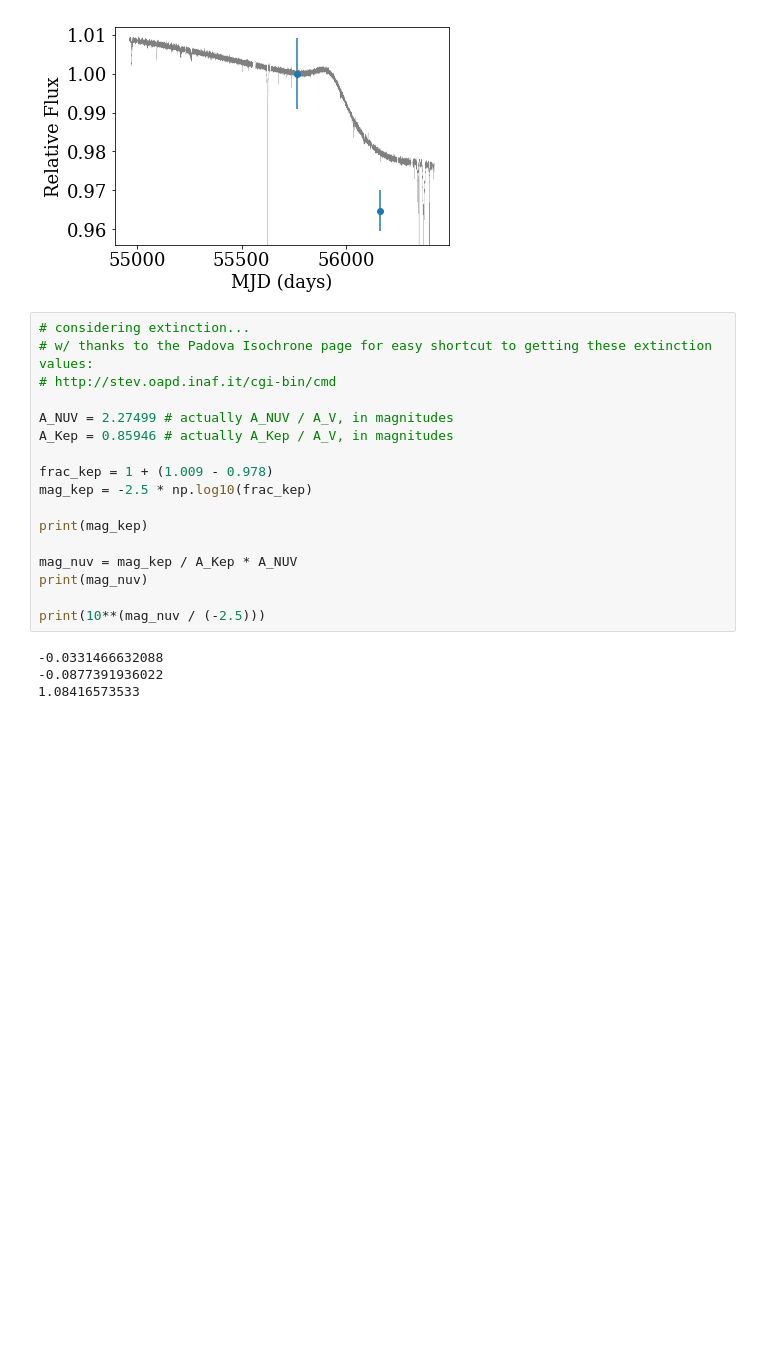
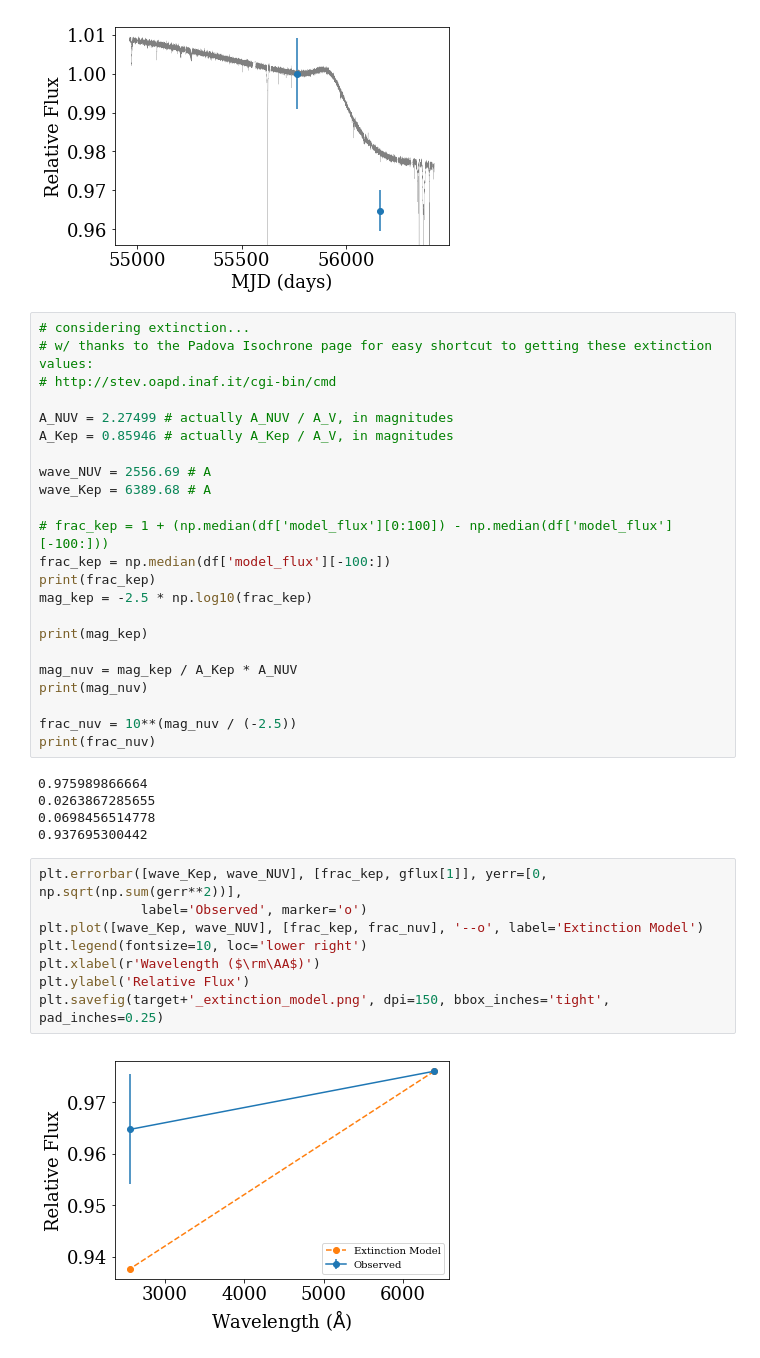
Before and after one commit to jradavenport/GALEX_Boyajian, a Jupyter notebook: explore.ipynb, the cells around one changed output. Saved outputs shown, nothing was run; the diff lists cells and outputs as text; blank space fills up the shorter version.

Commit message:
add dust model fig

```diff
--- a/explore.ipynb
+++ b/explore.ipynb
@@ -282,7 +283,12 @@ plt.savefig(target+'_compare.png', dpi=150, bbox_inches='tight', pad_inches=0.25
 A_NUV = 2.27499 # actually A_NUV / A_V, in magnitudes
 A_Kep = 0.85946 # actually A_Kep / A_V, in magnitudes
 
-frac_kep = 1 + (1.009 - 0.978)
+wave_NUV = 2556.69 # A
+wave_Kep = 6389.68 # A
+
+# frac_kep = 1 + (np.median(df['model_flux'][0:100]) - np.median(df['model_flux'][-100:]))
+frac_kep = np.median(df['model_flux'][-100:])
+print(frac_kep)
 mag_kep = -2.5 * np.log10(frac_kep)
 
 print(mag_kep)
@@ -290,8 +296,20 @@ print(mag_kep)
 mag_nuv = mag_kep / A_Kep * A_NUV
 print(mag_nuv)
 
-print(10**(mag_nuv / (-2.5)))
+frac_nuv = 10**(mag_nuv / (-2.5))
+print(frac_nuv)
 # %% [output]
--0.0331466632088
--0.0877391936022
-1.08416573533
+0.975989866664
+0.0263867285655
+0.0698456514778
+0.937695300442
+# %%
+plt.errorbar([wave_Kep, wave_NUV], [frac_kep, gflux[1]], yerr=[0, np.sqrt(np.sum(gerr**2))],
+             label='Observed', marker='o')
+plt.plot([wave_Kep, wave_NUV], [frac_kep, frac_nuv], '--o', label='Extinction Model')
+plt.legend(fontsize=10, loc='lower right')
+plt.xlabel(r'Wavelength ($\rm\AA$)')
+plt.ylabel('Relative Flux')
+plt.savefig(target+'_extinction_model.png', dpi=150, bbox_inches='tight', pad_inches=0.25)
+# %% [output]
+[figure, added]
```
Also changed, not shown: parts of 3 cells of this notebook, 1 other file.
